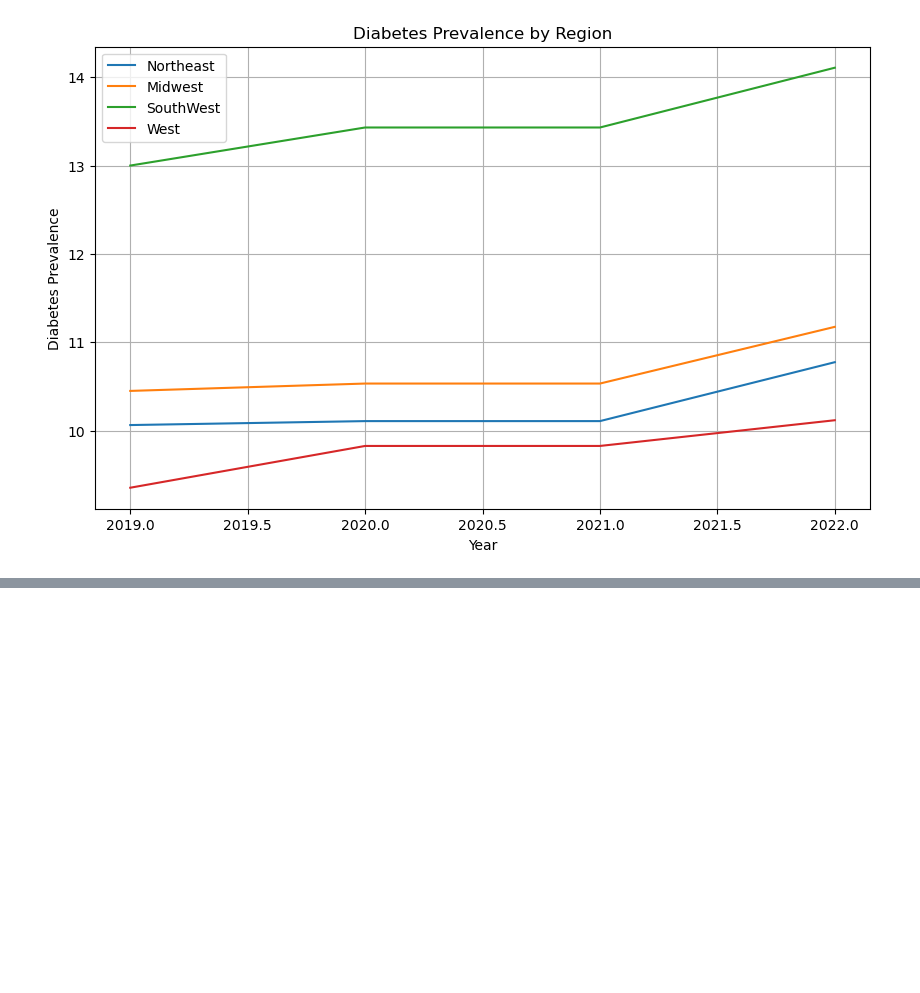
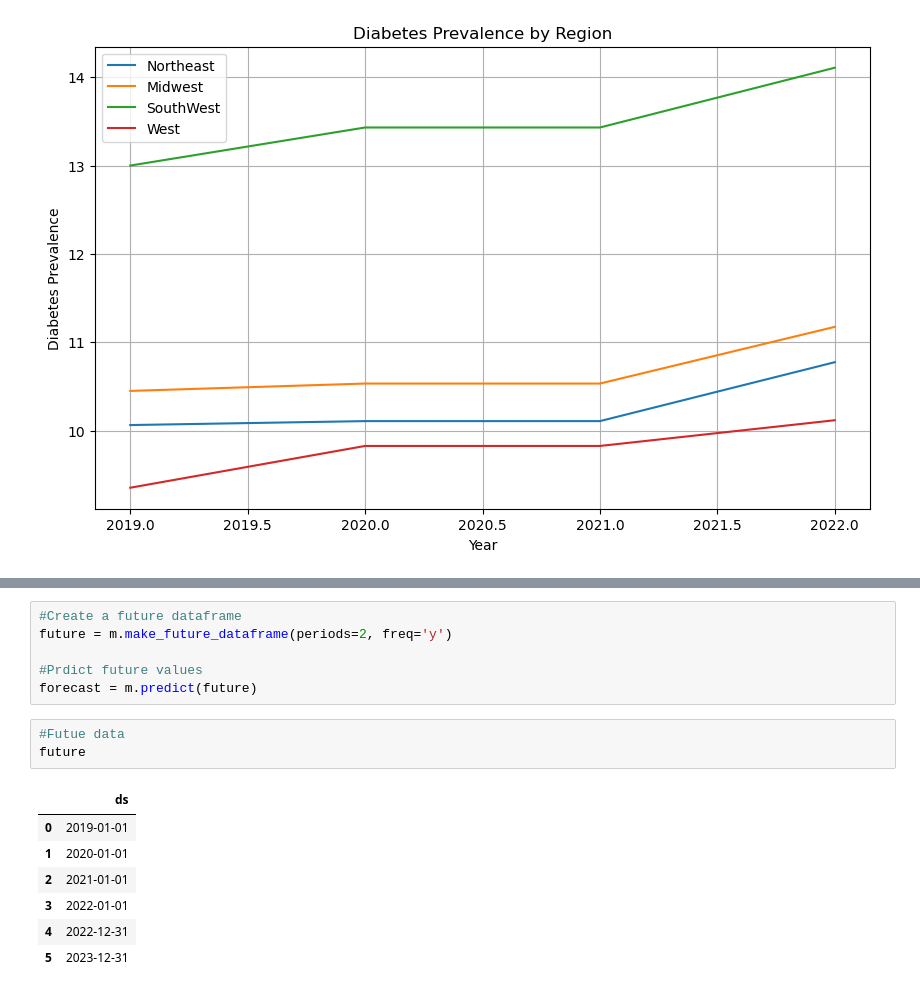
Before and after one commit to jjmccarty/project1_diabetes_outcomes, a Jupyter notebook: data.ipynb, the cells around one changed output, grey strips where cells are left out. Saved outputs shown, nothing was run; the diff lists cells and outputs as text; blank space fills up the shorter version.

```diff
--- a/data.ipynb
+++ b/data.ipynb
@@ -139,0 +177,17 @@ plt.show()
+# %%
+#Create a future dataframe
+future = m.make_future_dataframe(periods=2, freq='y')
+
+#Prdict future values
+forecast = m.predict(future)
+# %%
+#Futue data
+future
+# %% [output]
+|  | ds |
+| 0 | 2019-01-01 |
+| 1 | 2020-01-01 |
+| 2 | 2021-01-01 |
+| 3 | 2022-01-01 |
+| 4 | 2022-12-31 |
+| 5 | 2023-12-31 |
```
Also changed, not shown: parts of 7 cells of this notebook.
